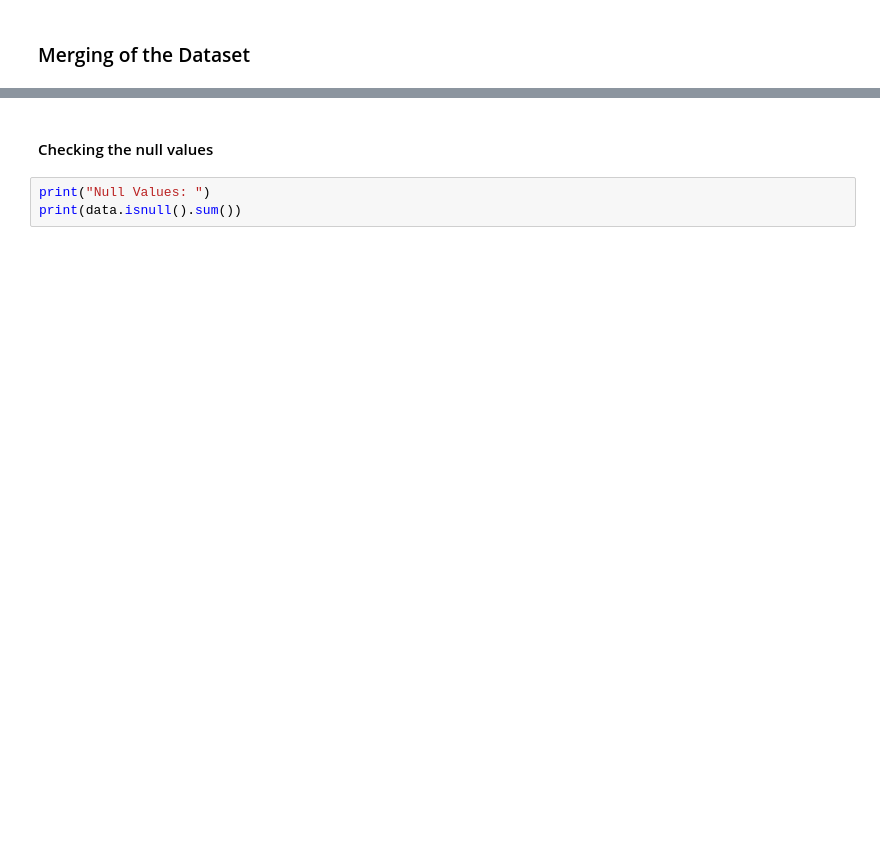
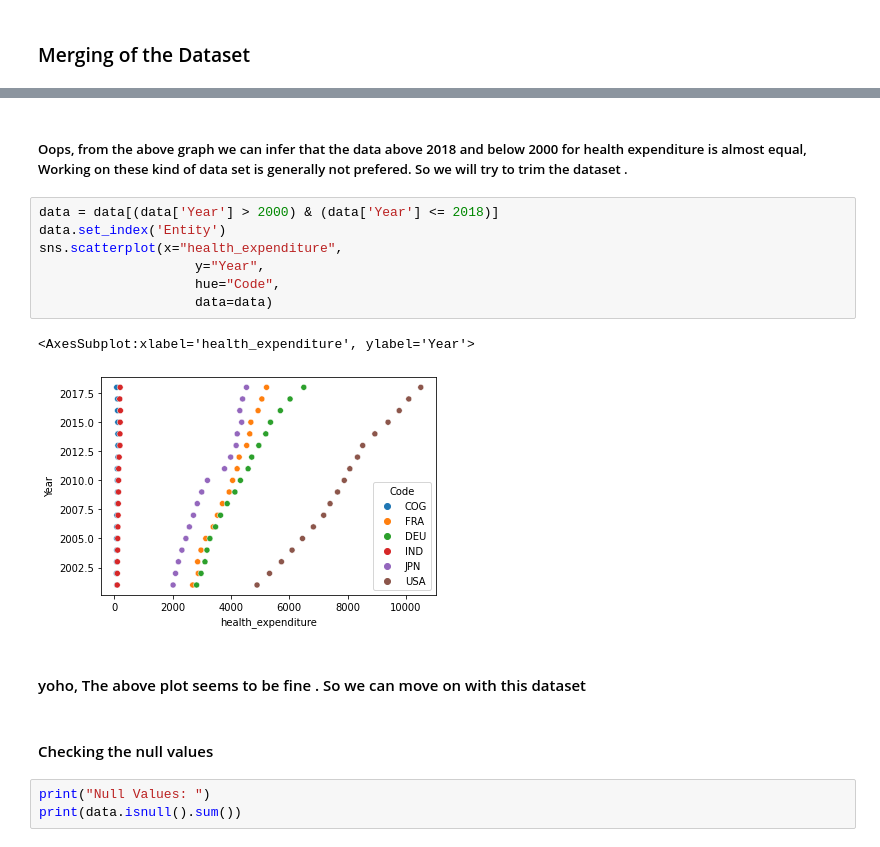
Before and after one commit to NeerajG03/Economic-Growth-Versus-Factors-expenditure-consumption-and-production, a Jupyter notebook: Set1.ipynb, the cells around one changed output, grey strips where cells are left out. Cells and saved outputs as stored; diff of their text form; blank space fills up the shorter version.

```diff
--- a/Set1.ipynb
+++ b/Set1.ipynb
@@ -77,3 +90,17 @@ with pd.option_context('display.max_rows', None,
+# %% [markdown]
+##### Oops, from the above graph we can infer that the data above 2018 and below 2000 for health expenditure is almost equal, Working on these kind of data set is generally not prefered. So we will try to trim the dataset .
+# %%
+data = data[(data['Year'] > 2000) & (data['Year'] <= 2018)]
+data.set_index('Entity')
+sns.scatterplot(x="health_expenditure",
+                    y="Year",
+                    hue="Code",
+                    data=data)
+# %% [output]
+<AxesSubplot:xlabel='health_expenditure', ylabel='Year'>
+[figure, added]
+# %% [markdown]
+#### yoho, The above plot seems to be fine . So we can move on with this dataset
 # %% [markdown]
 #### Checking the null values
 # %%
```
Also changed, not shown: parts of 38 cells of this notebook, 2 other files.
